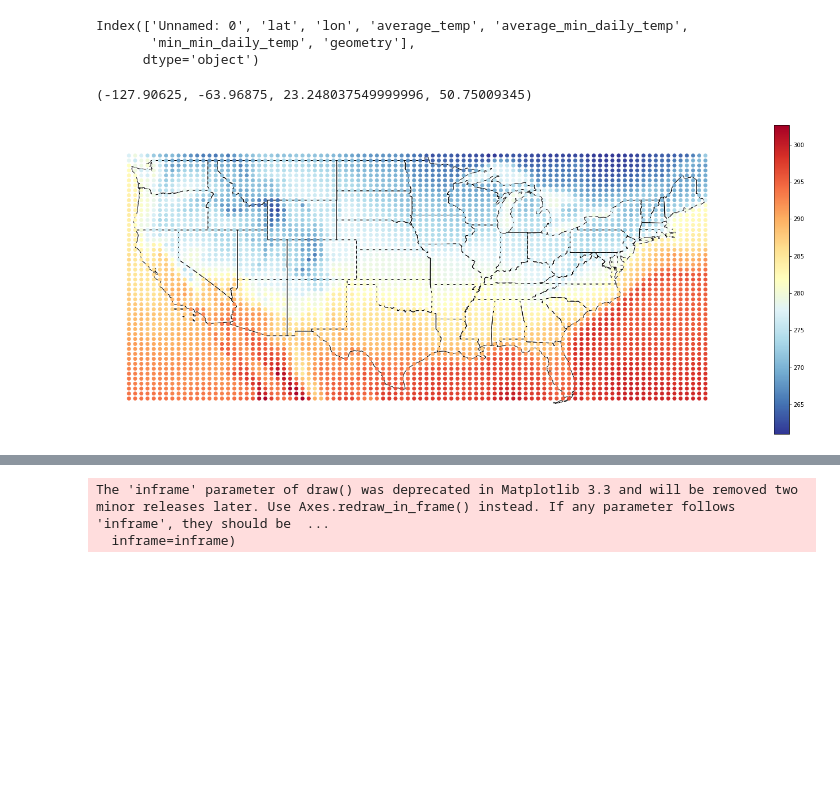
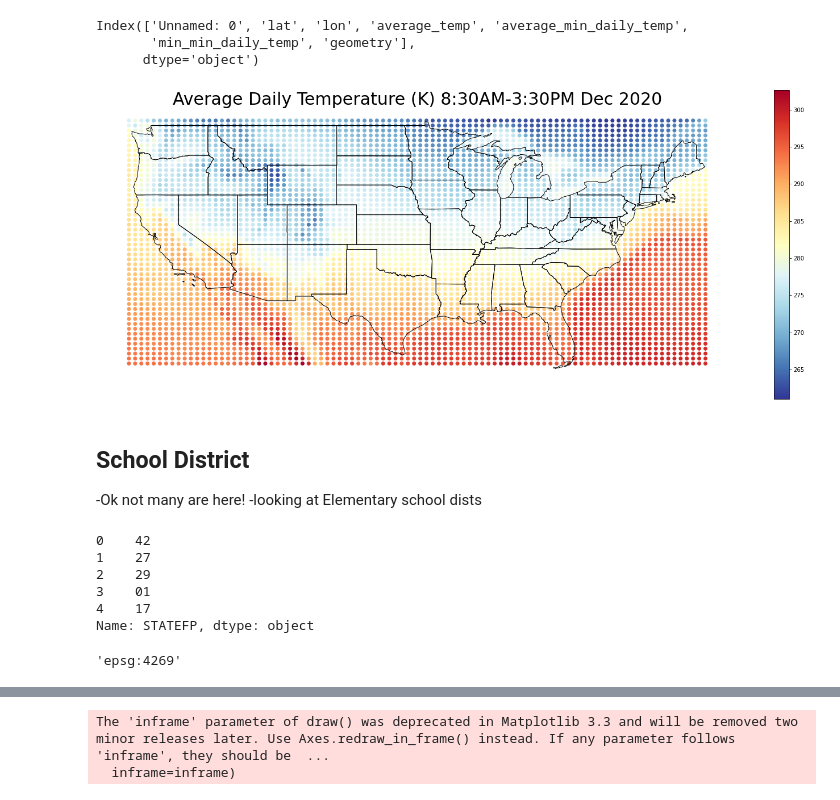
Before and after one commit to Harris-2020-Grad-Side-Projects/US-schoolday-temperatures, a Jupyter notebook: map_temperature.ipynb, the cells around one changed output, grey strips where cells are left out. Saved outputs shown, nothing was run; the diff lists cells and outputs as text; code cells hidden in the pictures; blank space fills up the shorter version.

```diff
--- a/map_temperature.ipynb
+++ b/map_temperature.ipynb
@@ -45,7 +57,7 @@ Index(['Unnamed: 0', 'lat', 'lon', 'average_temp', 'average_min_daily_temp',
 # %%
 #from https://www.census.gov/geographies/mapping-files/time-series/geo/cartographic-boundary.html
 #can also get school districts here!
-state_file = os.path.join(data_folder, 'cb_2019_us_all_20m/cb_2019_us_state_20m/cb_2019_us_state_20m.shp')
+state_file = os.path.join(data_folder, 'cb_2019_us_state_20m/cb_2019_us_state_20m.shp')
 state = geopandas.read_file(state_file)
 # %%
 #https://stackoverflow.com/questions/19960077/how-to-filter-pandas-dataframe-using-in-and-not-in-like-in-sql
@@ -54,9 +66,16 @@ contenental_states = state[~state['STUSPS'].isin(state_abres)]
 #state_test.head()
 # %%
 fig, ax = plt.subplots(figsize=(25,10))
+#contenental_states.plot(ax=ax, color = 'none', edgecolor='black')
+gdf.plot(ax=ax, column = 'average_temp', cmap = 'RdYlBu_r', legend=True)
 contenental_states.plot(ax=ax, color = 'none', edgecolor='black')
-gdf.plot(ax=ax, column = 'average_temp', cmap = 'RdYlBu_r', legend=True)
+
+
 ax.axis('off')
+ax.set_title('Average Daily Temperature (K) 8:30AM-3:30PM Dec 2020',
+            size=30);
 # %% [output]
-(-127.90625, -63.96875, 23.248037549999996, 50.75009345)
-[figure, old version]
+[figure, new version]
+# %% [markdown]
+## School District
+-Ok not many are here! -looking at Elementary school dists
@@ -62,0 +88,9 @@ ax.axis('off')
+# %%
+unified_dist['STATEFP'].head()
+# %% [output]
+0    42
+1    27
+2    29
+3    01
+4    17
+Name: STATEFP, dtype: object
@@ -62,0 +101,4 @@ ax.axis('off')
+# %%
+gdf.crs
+# %% [output]
+'epsg:4269'
```
Also changed, not shown: parts of 11 cells of this notebook.
